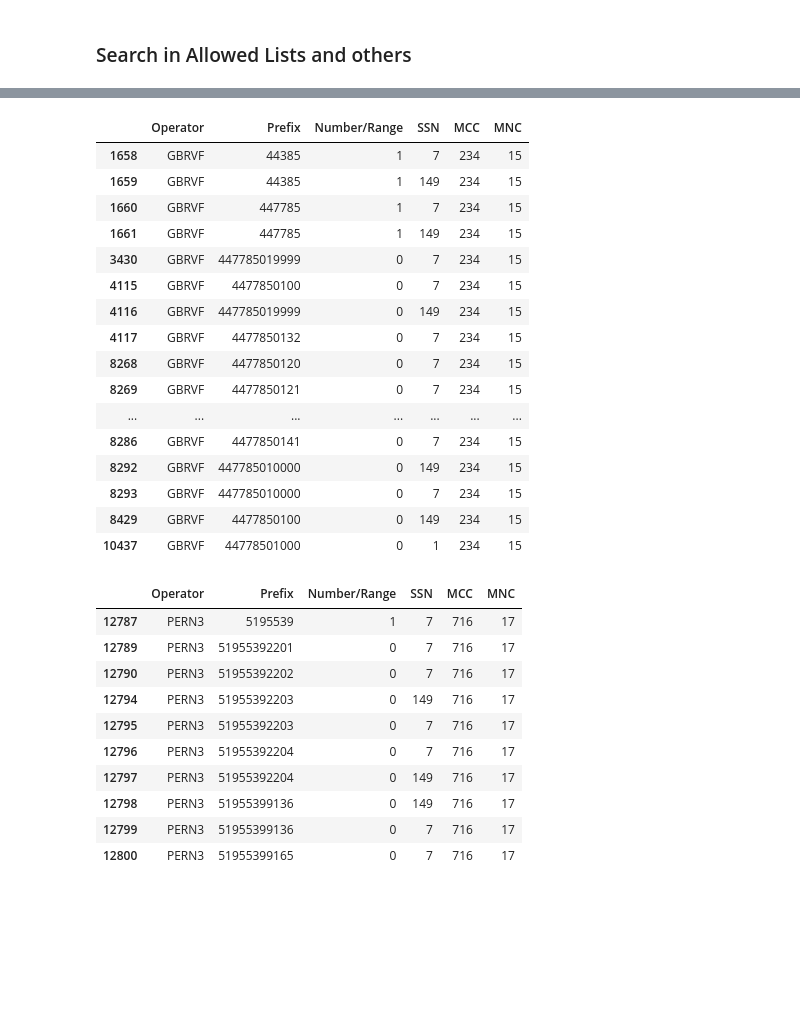
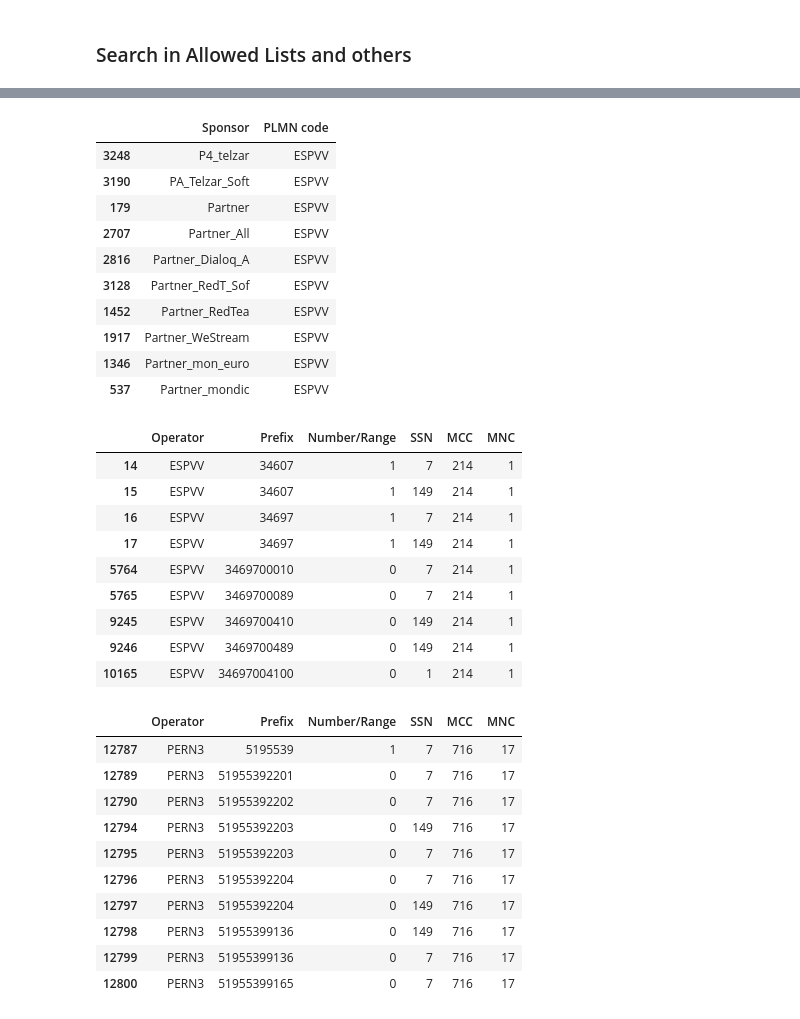
Before and after one commit to balobinp/RB_BD, a Jupyter notebook: RB_Desctop_Python3.ipynb, the cells around one changed output, grey strips where cells are left out. Drawn from its saved outputs; the diff is of its cells as text; code cells hidden in the pictures; blank space fills up the shorter version.

```diff
--- a/RB_Desctop_Python3.ipynb
+++ b/RB_Desctop_Python3.ipynb
@@ -384,29 +399,32 @@ df_al.loc[(df_al['PLMN code'].str.startswith('GBRVF', na=False)) &
 # %%
-df_al_new=pd.read_csv(join(downloads,'DMI.dmi_allowed_list_export_Mon_Jan_21_2019_new.csv'))
-df_al_new.loc[(df_al_new['PLMN code'].str.startswith('', na=False)) &
-          (df_al_new['Sponsor'].str.contains('STI', na=False)), ['Sponsor','PLMN code']].sort_values(by=['Sponsor','PLMN code']).\
-to_csv(join(downloads,'result.csv'), index=False)
+plmn = 'ESPVV'
+df1 = df_al.loc[(df_al['PLMN code'].str.startswith(plmn, na=False)) &
+          (df_al['Sponsor'].str.contains('', na=False)), ['Sponsor','PLMN code']].sort_values(by=['Sponsor','PLMN code'])
+df2 = df_np[(df_np.Operator.str.startswith(plmn,na=False))] #.to_csv(join(downloads,'Prefix.csv')) # & (df_np.SSN==7)
+display(df1)
+display(df2)
+# %% [output]
+|  | Sponsor | PLMN code |
+| 3248 | P4_telzar | ESPVV |
+| 3190 | PA_Telzar_Soft | ESPVV |
+| 179 | Partner | ESPVV |
+| 2707 | Partner_All | ESPVV |
+| 2816 | Partner_Dialoq_A | ESPVV |
+| 3128 | Partner_RedT_Sof | ESPVV |
+| 1452 | Partner_RedTea | ESPVV |
+| 1917 | Partner_WeStream | ESPVV |
+| 1346 | Partner_mon_euro | ESPVV |
+| 537 | Partner_mondic | ESPVV |
+|  | Operator | Prefix | Number/Range | SSN | MCC | MNC |
+| 14 | ESPVV | 34607 | 1 | 7 | 214 | 1 |
+| 15 | ESPVV | 34607 | 1 | 149 | 214 | 1 |
+| 16 | ESPVV | 34697 | 1 | 7 | 214 | 1 |
+| 17 | ESPVV | 34697 | 1 | 149 | 214 | 1 |
+| 5764 | ESPVV | 3469700010 | 0 | 7 | 214 | 1 |
+| 5765 | ESPVV | 3469700089 | 0 | 7 | 214 | 1 |
+| 9245 | ESPVV | 3469700410 | 0 | 149 | 214 | 1 |
+| 9246 | ESPVV | 3469700489 | 0 | 149 | 214 | 1 |
+| 10165 | ESPVV | 34697004100 | 0 | 1 | 214 | 1 |
-# %%
-str(df_np[df_np.Operator == 'TURTK'].Prefix.unique().tolist())
-df_np[(df_np.Operator.str.startswith('GBRVF',na=False))] #.to_csv(join(downloads,'Prefix.csv')) # & (df_np.SSN==7)
-# %% [output]
-|  | Operator | Prefix | Number/Range | SSN | MCC | MNC |
-| 1658 | GBRVF | 44385 | 1 | 7 | 234 | 15 |
-| 1659 | GBRVF | 44385 | 1 | 149 | 234 | 15 |
-| 1660 | GBRVF | 447785 | 1 | 7 | 234 | 15 |
-| 1661 | GBRVF | 447785 | 1 | 149 | 234 | 15 |
-| 3430 | GBRVF | 447785019999 | 0 | 7 | 234 | 15 |
-| 4115 | GBRVF | 4477850100 | 0 | 7 | 234 | 15 |
-| 4116 | GBRVF | 447785019999 | 0 | 149 | 234 | 15 |
-| 4117 | GBRVF | 4477850132 | 0 | 7 | 234 | 15 |
-| 8268 | GBRVF | 4477850120 | 0 | 7 | 234 | 15 |
-| 8269 | GBRVF | 4477850121 | 0 | 7 | 234 | 15 |
-| ... | ... | ... | ... | ... | ... | ... |
-| 8286 | GBRVF | 4477850141 | 0 | 7 | 234 | 15 |
-| 8292 | GBRVF | 447785010000 | 0 | 149 | 234 | 15 |
-| 8293 | GBRVF | 447785010000 | 0 | 7 | 234 | 15 |
-| 8429 | GBRVF | 4477850100 | 0 | 149 | 234 | 15 |
-| 10437 | GBRVF | 44778501000 | 0 | 1 | 234 | 15 |
 # %%
 str(df_np[(df_np.Prefix.str.startswith('6683',na=False))].Prefix.unique().tolist())
 df_np[(df_np.Prefix.str.startswith('51955',na=False))]
```
Also changed, not shown: parts of 34 cells of this notebook, 12 other files.
